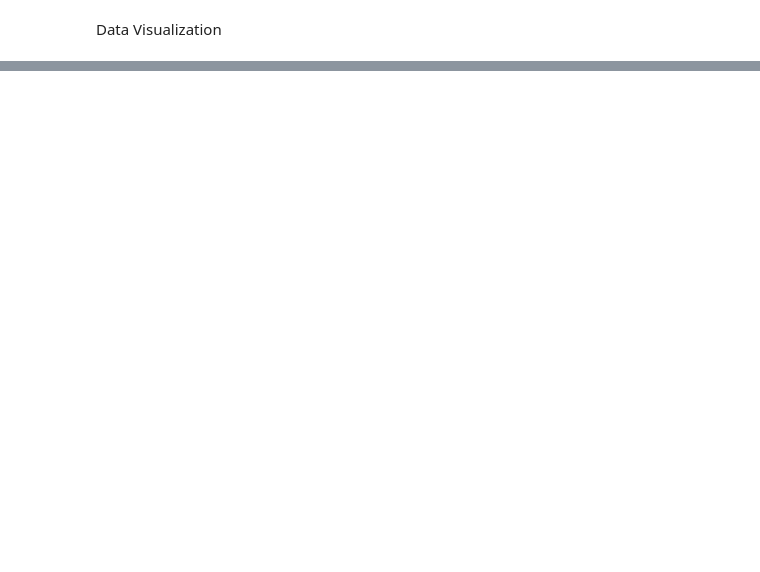
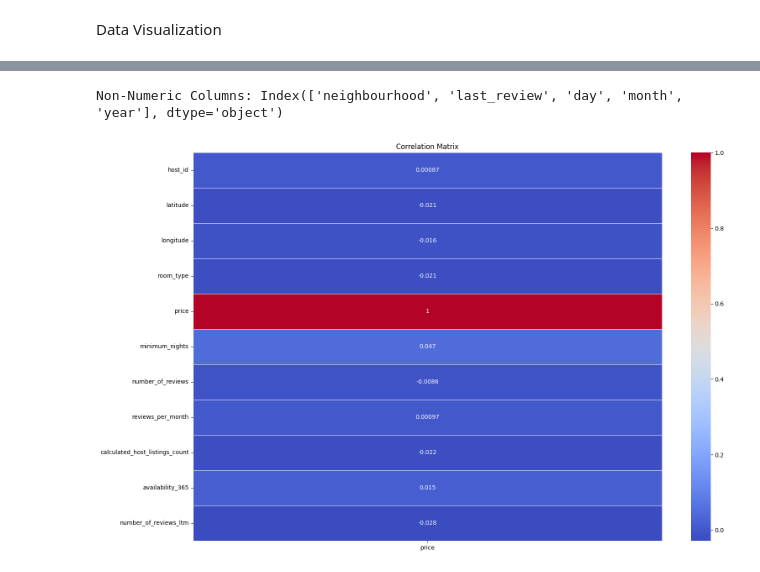
Before and after one commit to HEMA1188/linear-regression_bk, a Jupyter notebook: Bangkok_Linear_Regression.ipynb, the cells around one changed output, grey strips where cells are left out. Cells and saved outputs as stored; diff of their text form; code cells hidden in the pictures; blank space fills up the shorter version.

```diff
--- a/Bangkok_Linear_Regression.ipynb
+++ b/Bangkok_Linear_Regression.ipynb
@@ -403,0 +492,19 @@ Data Visualization
+# %%
+ #Identify non-numeric columns
+non_numeric_columns = bangkok_data.select_dtypes(exclude=['float64', 'int64']).columns
+print("Non-Numeric Columns:", non_numeric_columns)
+
+# Drop non-numeric columns for correlation matrix
+numeric_bangkok = bangkok_data.drop(columns=non_numeric_columns)
+
+# Correlation matrix to identify features correlated with price
+correlation_matrix = numeric_bangkok.corr()
+
+# Plot the correlation matrix
+plt.figure(figsize=(18, 12))
+sns.heatmap(correlation_matrix[['price']], annot=True, cmap='coolwarm', linewidths=.5)
+plt.title('Correlation Matrix')
+plt.show()
+# %% [output]
+Non-Numeric Columns: Index(['neighbourhood', 'last_review', 'day', 'month', 'year'], dtype='object')
+[figure, added]
```
Also changed, not shown: parts of 53 cells of this notebook.
